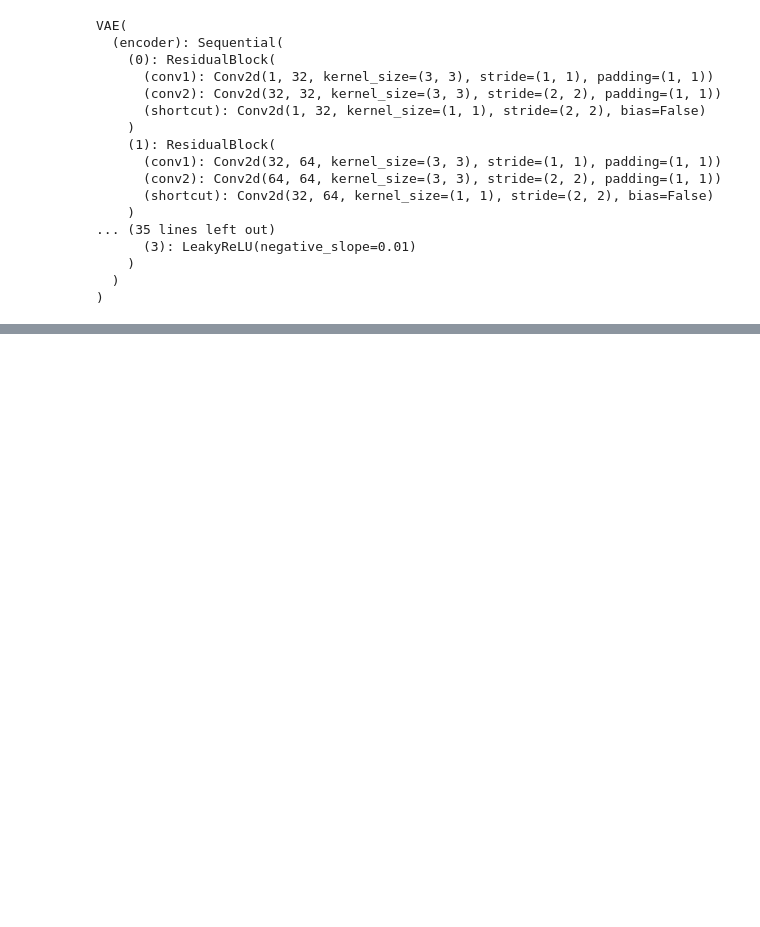
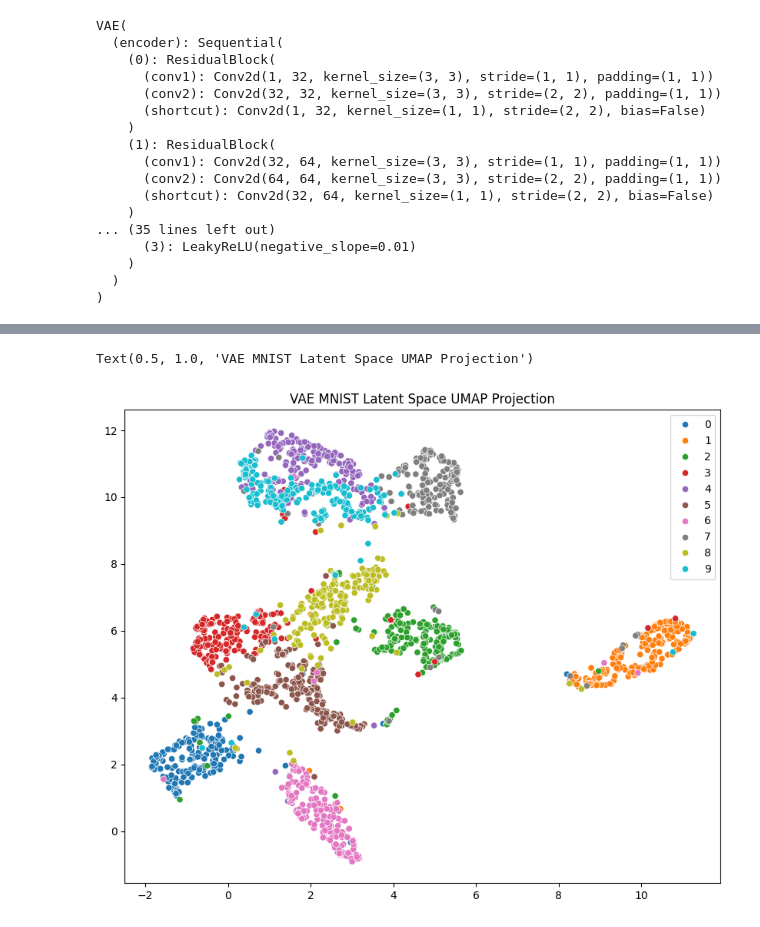
Before and after one commit to JeroenN/UDL-MetaTrainingHyperNetwork, a Jupyter notebook: notebooks/explore_seb.ipynb, the cells around one changed output, grey strips where cells are left out. Saved outputs shown, nothing was run; the diff lists cells and outputs as text; code cells hidden in the pictures; blank space fills up the shorter version.

```diff
--- a/notebooks/explore_seb.ipynb
+++ b/notebooks/explore_seb.ipynb
@@ -258,0 +310,42 @@ with torch.no_grad():
+# %%
+import pandas as pd
+#VAE latent space analysis UMAP
+# Get trained VAE
+ckpt = torch.load(Path().resolve().parent / "models"  / "mnist_head_10.pth", map_location="cuda")
+vae_mnist.load_state_dict(ckpt["hyper_state_dict"])
+vae_mnist.to("cuda")
+vae_mnist.eval()
+
+# extract samples from TEST set 10 samples from class 0,1,3, as we don't want to check memorization but generalization of gemotric shapes
+test_mnist_parquet = pd.DataFrame(test_mnist)
+selected_classes = [0, 1, 2, 3, 4, 5, 6, 7, 8, 9]
+samples_per_class = 200  # or None for all
+
+mus_mnist = []
+labels_mnist = []
+
+with torch.no_grad():
+    for c in selected_classes:
+        rows = test_mnist_parquet[test_mnist_parquet["label"] == c]
+        rows = rows.sample(n=min(samples_per_class, len(rows)), random_state=42)
+
+        imgs = np.stack(rows["image"].values)
+        imgs = torch.tensor(imgs).unsqueeze(1).float().to("cuda") / 255.0
+
+        _, mu_mnist, _ = vae_mnist(imgs)
+        mus_mnist.append(mu_mnist.cpu().numpy())
+        labels_mnist.extend([c] * mus_mnist[-1].shape[0])
+
+mus_mnist = np.concatenate(mus_mnist, axis=0)
+labels_mnist = np.array(labels_mnist)
+# %%
+import umap
+import seaborn as sns
+reducer = umap.UMAP(n_neighbors=20, min_dist=0.1, random_state=42)
+embedding = reducer.fit_transform(np.array(mus_mnist))
+plt.figure(figsize=(10,8))
+sns.scatterplot(x=embedding[:,0], y=embedding[:,1], hue=labels_mnist, palette="tab10")
+plt.title("VAE MNIST Latent Space UMAP Projection")
+# %% [output]
+Text(0.5, 1.0, 'VAE MNIST Latent Space UMAP Projection')
+[figure, added]
```
Also changed, not shown: parts of 15 cells of this notebook, 5 other files.
